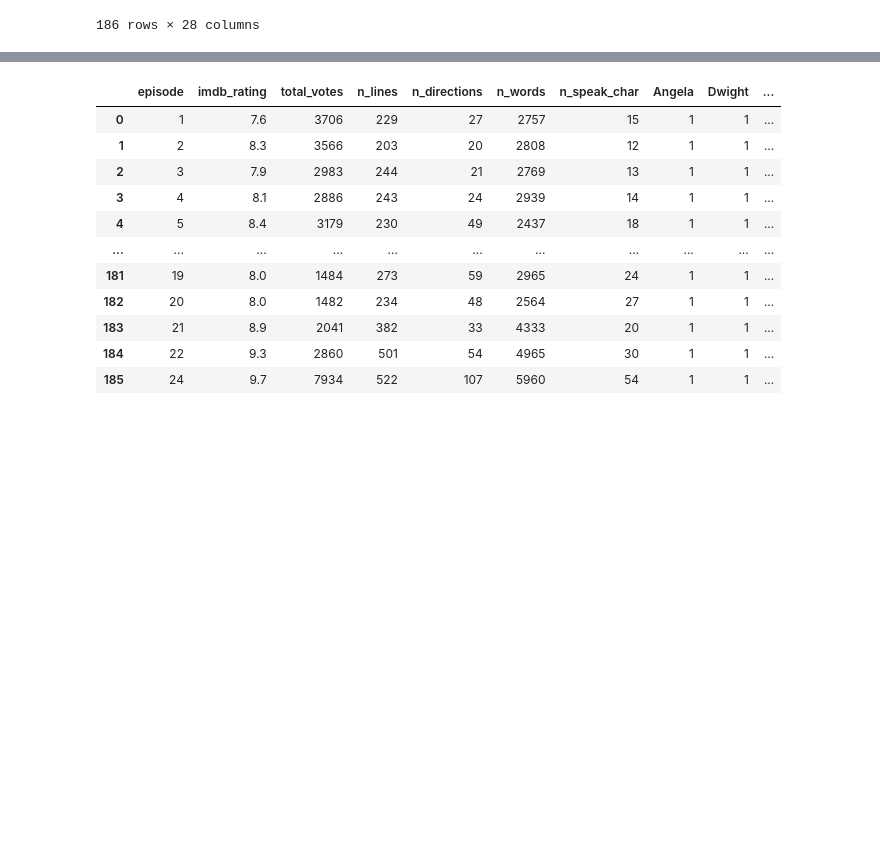
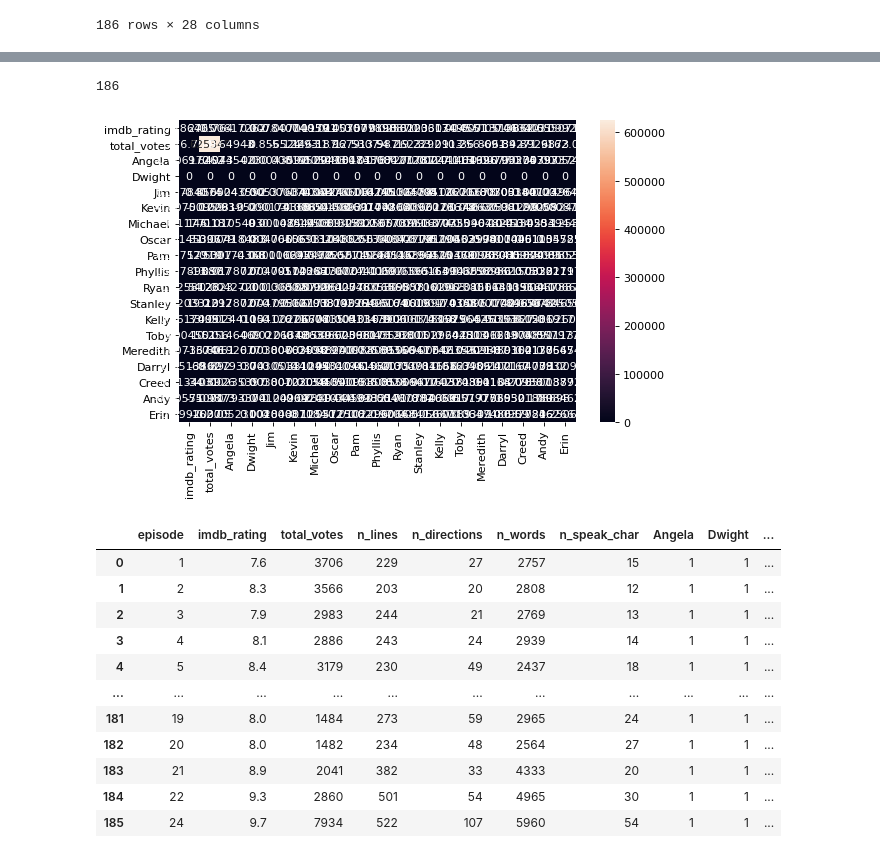
Before and after one commit to s2133934/ML_python_project1, a Jupyter notebook: project1.ipynb, the cells around one changed output, grey strips where cells are left out. Cells and saved outputs as stored; diff of their text form; code cells hidden in the pictures; blank space fills up the shorter version.

```diff
--- a/project1.ipynb
+++ b/project1.ipynb
@@ -380,3 +356,23 @@ plt.show()
+# %%
+# Sum over all main character columns:
+df_full[['Andy', 'Angela', 'Creed', 'Darryl', 'Dwight', 'Erin', 'Jim', 'Kelly',
+'Kevin', 'Meredith', 'Michael', 'Oscar', 'Pam', 'Phyllis', 'Ryan', 'Stanley',
+ 'Toby']].sum()
+
+# OR Count how many cells contain 'Dwight':
+df['main_chars'].str.count('Dwight').sum()
+# %% [output]
+186
+# %%
+# Covariance Matrix - just tried to see! Using the same data as the above Corr Matrix...
+covMatrix = pd.DataFrame.cov(corrMatrix)
+sns.heatmap(covMatrix, annot=True, fmt='g')
+plt.show()
+
+# covMatrix = np.cov(data, bias = False)
+# print(covMatrix)
+# %% [output]
+[figure, added]
 # %%
 ceci_ = pd.get_dummies(df_full)
 ceci_
```
Also changed, not shown: parts of 33 cells of this notebook, 3 other files.
